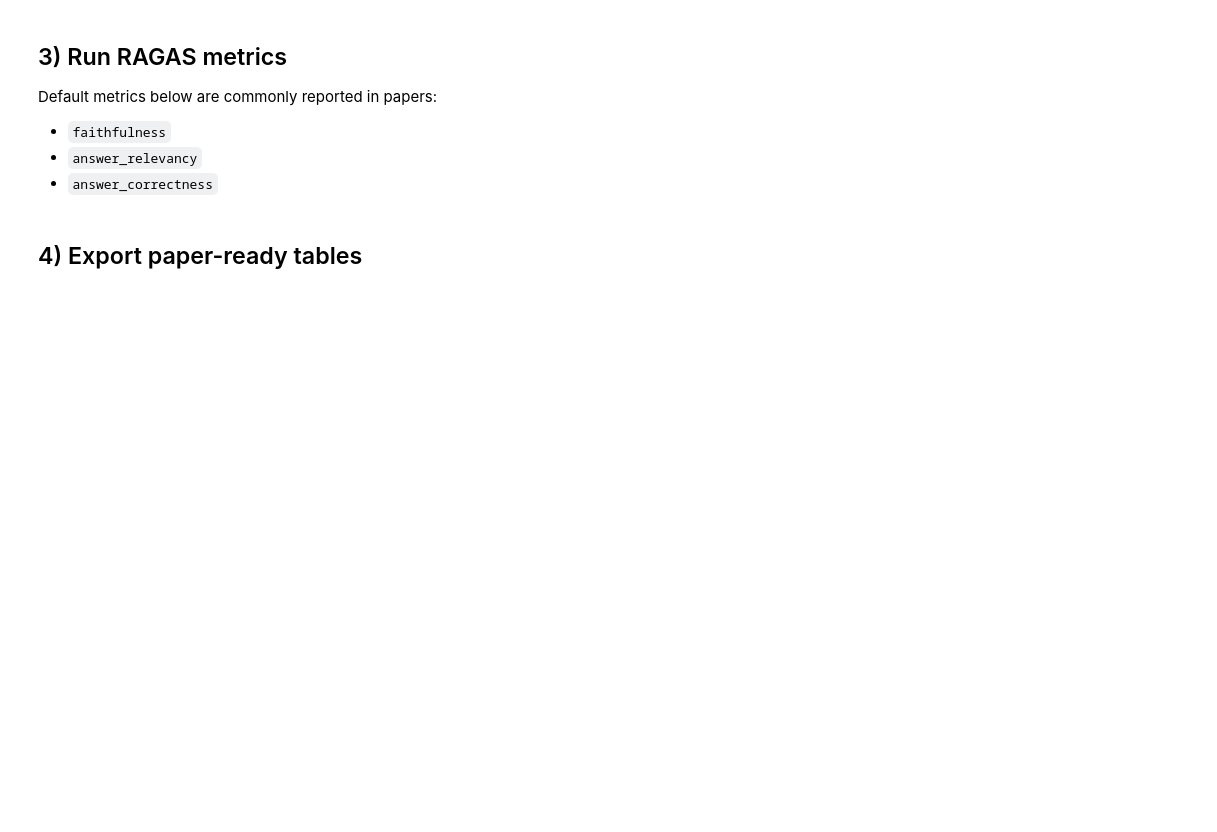
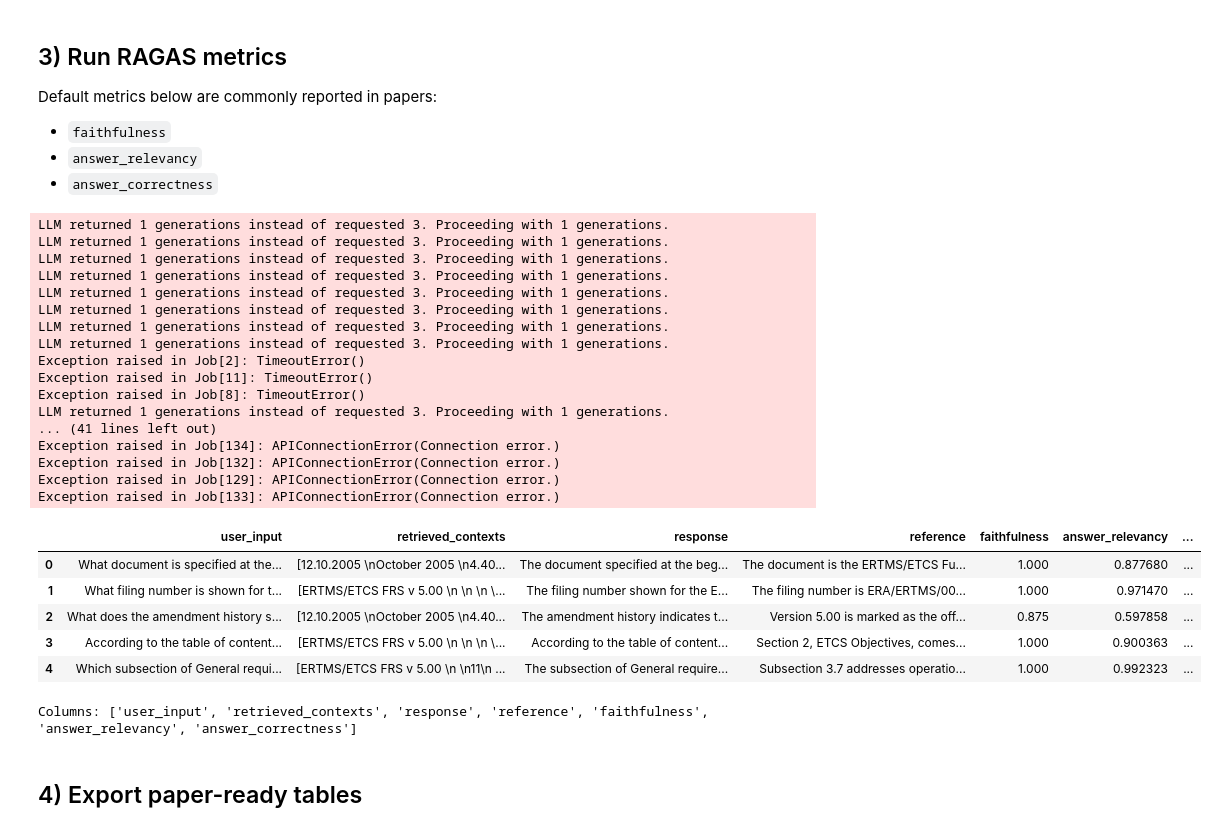
Before and after one commit to fatimarajab12/QBrainEvaluatin-, a Jupyter notebook: QBrain/rag_lab/notebooks/10_ragas_eval.ipynb, the cells around one changed output. Saved outputs shown, nothing was run; the diff lists cells and outputs as text; code cells hidden in the pictures; blank space fills up the shorter version.

```diff
--- a/QBrain/rag_lab/notebooks/10_ragas_eval.ipynb
+++ b/QBrain/rag_lab/notebooks/10_ragas_eval.ipynb
@@ -35,12 +57,21 @@ from datasets import Dataset
 
 df = pd.read_csv(BENCHMARK_CSV)
 
+# Normalize expected column names from different pipelines
+if "generated_answer" not in df.columns and "answer" in df.columns:
+    df["generated_answer"] = df["answer"]
+if "expected_answer" not in df.columns and "ground_truth" in df.columns:
+    df["expected_answer"] = df["ground_truth"]
+
 required_cols = ["question", "generated_answer", "expected_answer"]
 missing = [c for c in required_cols if c not in df.columns]
 if missing:
-    raise ValueError(f"Missing expected columns in benchmark output: {missing}")
+    raise ValueError(
+        f"Missing expected columns in selected CSV: {missing}. "
+        "Use a file containing question/generated_answer/expected_answer."
+    )
 
-# Build contexts from retrieved file names (proxy context when raw chunks are not persisted in CSV).
+# Build contexts from retrieved text/files when available.
 def _contexts_from_row(row):
     # Preferred: real retrieved chunk texts saved by run_rag_benchmark.py
     raw_ctx = row.get("retrieved_contexts_json", None)
@@ -53,11 +84,14 @@ def _contexts_from_row(row):
         except Exception:
             pass
 
-    # Fallback (older CSVs): filenames only; this is weaker for faithfulness
+    # Fallback: retrieved files list (weaker for faithfulness)
     val = str(row.get("retrieved_files_topk", ""))
-    if not val or val == "nan":
-        return []
-    return [x.strip() for x in val.split(";") if x.strip()]
+    if val and val != "nan":
+        return [x.strip() for x in val.split(";") if x.strip()]
+
+    # Last fallback: source file name if present
+    src = str(row.get("srs_file", ""))
+    return [src] if src and src != "nan" else []
 
 ragas_df = pd.DataFrame(
     {
@@ -65,8 +99,8 @@ ragas_df = pd.DataFrame(
         "answer": df["generated_answer"].astype(str),
         "ground_truth": df["expected_answer"].astype(str),
         "contexts": df.apply(_contexts_from_row, axis=1),
-        "srs_file": df["srs_file"].astype(str),
-        "question_id": df["question_id"].astype(str),
+        "srs_file": df["srs_file"].astype(str) if "srs_file" in df.columns else "unknown",
+        "question_id": df["question_id"].astype(str) if "question_id" in df.columns else df.index.astype(str),
     }
 )
 
@@ -83,20 +123,55 @@ Default metrics below are commonly reported in papers:
 # %%
 from ragas import evaluate
 from ragas.metrics import faithfulness, answer_relevancy, answer_correctness
 from langchain_openai import ChatOpenAI, OpenAIEmbeddings
+import os
+import warnings
+
+if not os.getenv("OPENAI_API_KEY"):
+    raise EnvironmentError("OPENAI_API_KEY is not set. Add it to rag_lab/.env then rerun Cell 1.")
+
+# For ragas==0.4.x these imports are already Metric objects accepted by evaluate().
+warnings.filterwarnings("ignore", category=DeprecationWarning)
+metrics = [faithfulness, answer_relevancy, answer_correctness]
 
 llm = ChatOpenAI(model="gpt-4o-mini", temperature=0)
 emb = OpenAIEmbeddings(model="text-embedding-3-small")
 
 result = evaluate(
     ragas_dataset,
-    metrics=[faithfulness, answer_relevancy, answer_correctness],
+    metrics=metrics,
     llm=llm,
     embeddings=emb,
+    raise_exceptions=False,
 )
 
 result_df = result.to_pandas()
 display(result_df.head())
 print("Columns:", list(result_df.columns))
+# %% [output]
+LLM returned 1 generations instead of requested 3. Proceeding with 1 generations.
+LLM returned 1 generations instead of requested 3. Proceeding with 1 generations.
+LLM returned 1 generations instead of requested 3. Proceeding with 1 generations.
+LLM returned 1 generations instead of requested 3. Proceeding with 1 generations.
+LLM returned 1 generations instead of requested 3. Proceeding with 1 generations.
+LLM returned 1 generations instead of requested 3. Proceeding with 1 generations.
+LLM returned 1 generations instead of requested 3. Proceeding with 1 generations.
+LLM returned 1 generations instead of requested 3. Proceeding with 1 generations.
+Exception raised in Job[2]: TimeoutError()
+Exception raised in Job[11]: TimeoutError()
+Exception raised in Job[8]: TimeoutError()
+LLM returned 1 generations instead of requested 3. Proceeding with 1 generations.
+... (41 lines left out)
+Exception raised in Job[134]: APIConnectionError(Connection error.)
+Exception raised in Job[132]: APIConnectionError(Connection error.)
+Exception raised in Job[129]: APIConnectionError(Connection error.)
+Exception raised in Job[133]: APIConnectionError(Connection error.)
+|  | user_input | retrieved_contexts | response | reference | faithfulness | answer_relevancy | ... |
+| 0 | What document is specified at the... | [12.10.2005 \nOctober 2005 \n4.40... | The document specified at the beg... | The document is the ERTMS/ETCS Fu... | 1.000 | 0.877680 | ... |
+| 1 | What filing number is shown for t... | [ERTMS/ETCS FRS v 5.00 \n \n \n \... | The filing number shown for the E... | The filing number is ERA/ERTMS/00... | 1.000 | 0.971470 | ... |
+| 2 | What does the amendment history s... | [12.10.2005 \nOctober 2005 \n4.40... | The amendment history indicates t... | Version 5.00 is marked as the off... | 0.875 | 0.597858 | ... |
+| 3 | According to the table of content... | [ERTMS/ETCS FRS v 5.00 \n \n \n \... | According to the table of content... | Section 2, ETCS Objectives, comes... | 1.000 | 0.900363 | ... |
+| 4 | Which subsection of General requi... | [ERTMS/ETCS FRS v 5.00 \n \n11\n ... | The subsection of General require... | Subsection 3.7 addresses operatio... | 1.000 | 0.992323 | ... |
+Columns: ['user_input', 'retrieved_contexts', 'response', 'reference', 'faithfulness', 'answer_relevancy', 'answer_correctness']
 # %% [markdown]
 ## 4) Export paper-ready tables
```
Also changed, not shown: parts of 9 cells of this notebook, 39 other files.
